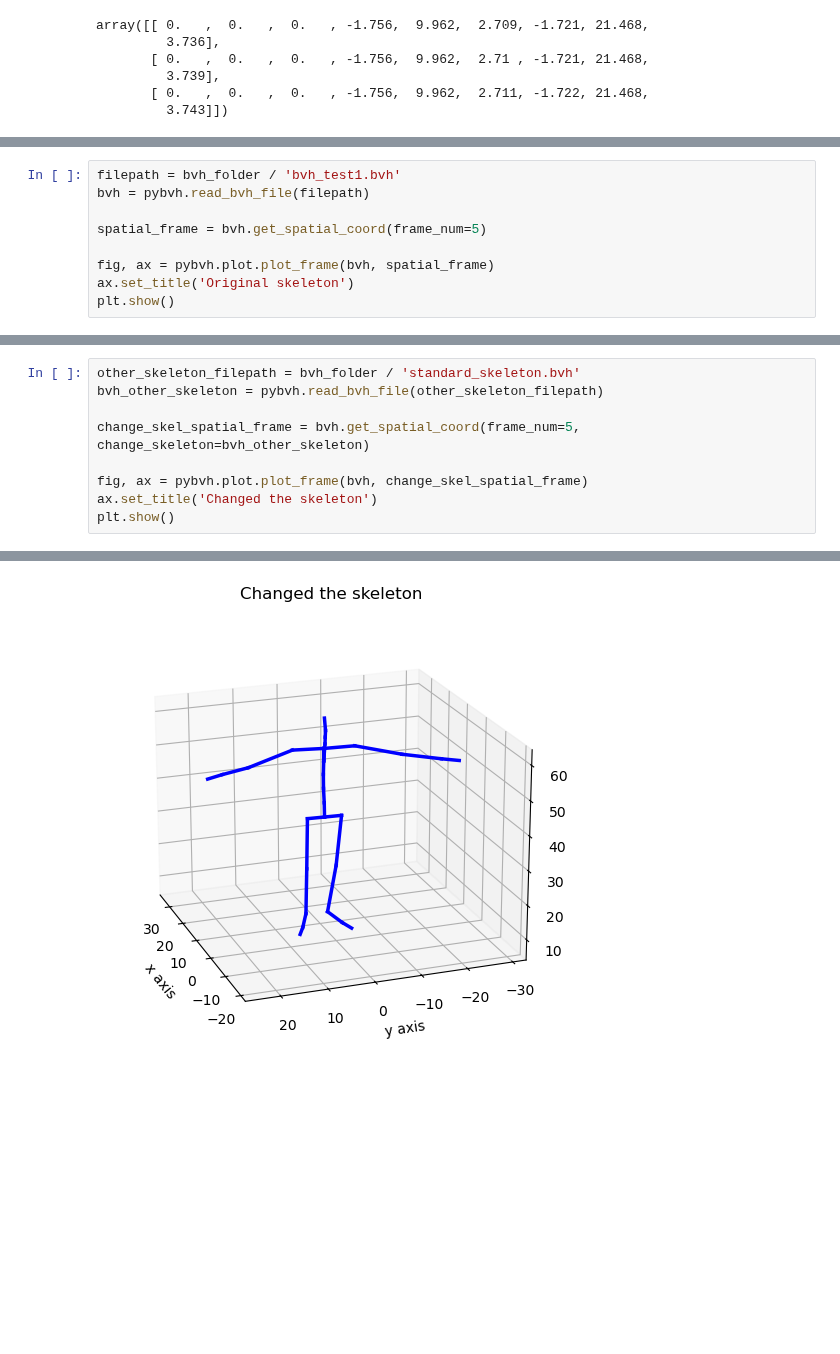
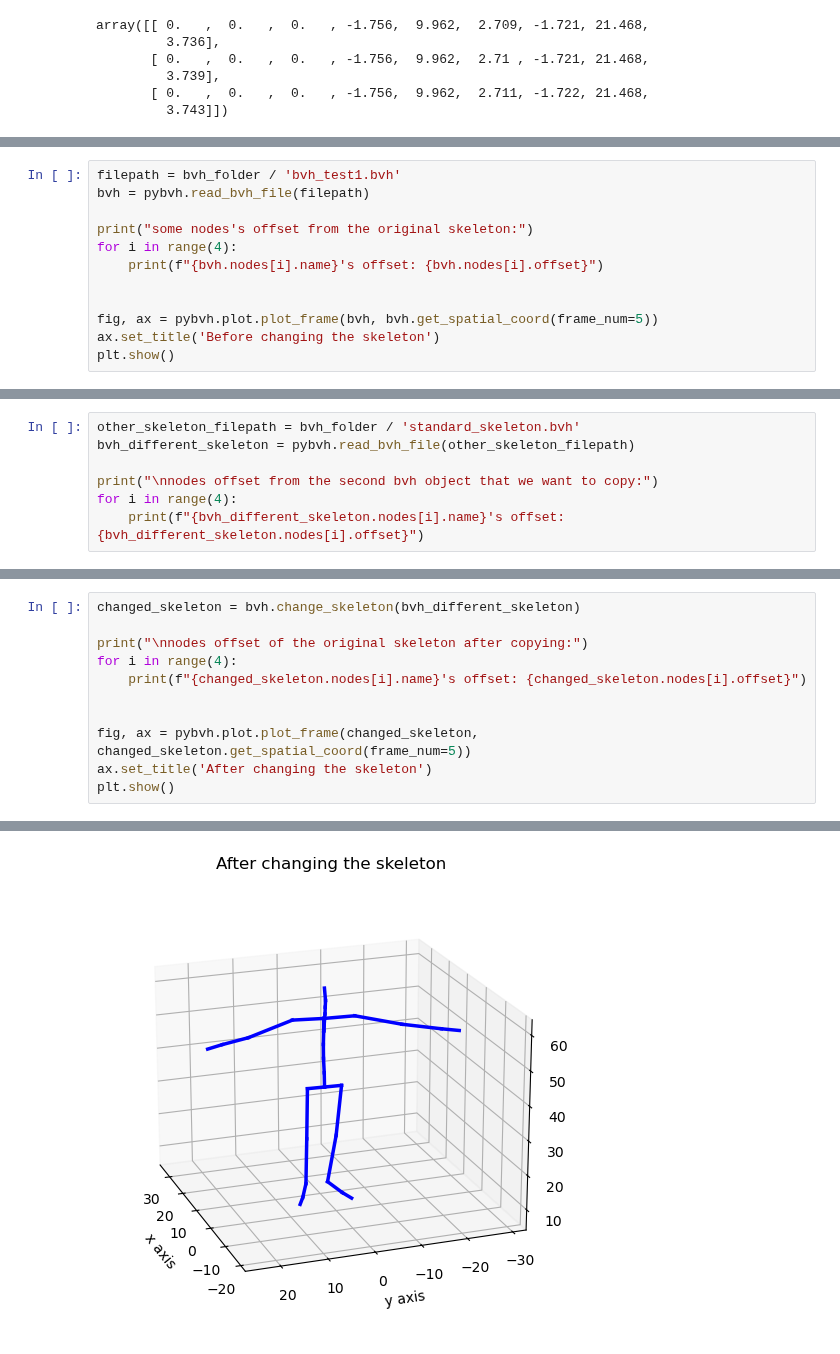
Before and after one commit to VictorS-67/pybvh, a Jupyter notebook: tutorials/2.Spatial_coordinates.ipynb, the cells around one changed output, grey strips where cells are left out. Cells and saved outputs as stored; diff of their text form; blank space fills up the shorter version.

```diff
--- a/tutorials/2.Spatial_coordinates.ipynb
+++ b/tutorials/2.Spatial_coordinates.ipynb
@@ -94,9 +117,12 @@ By default, to calculate the coordinates of every joints, `get_spatial_coord()`
 filepath = bvh_folder / 'bvh_test1.bvh'
 bvh = pybvh.read_bvh_file(filepath)
 
-spatial_frame = bvh.get_spatial_coord(frame_num=5)
+print("some nodes's offset from the original skeleton:")
+for i in range(4):
+    print(f"{bvh.nodes[i].name}'s offset: {bvh.nodes[i].offset}")
 
-fig, ax = pybvh.plot.plot_frame(bvh, spatial_frame)
-ax.set_title('Original skeleton')
+
+fig, ax = pybvh.plot.plot_frame(bvh, bvh.get_spatial_coord(frame_num=5))
+ax.set_title('Before changing the skeleton')
 plt.show()
 # %% [output]
@@ -103,0 +135,7 @@ plt.show()
+# %%
+other_skeleton_filepath = bvh_folder / 'standard_skeleton.bvh'
+bvh_different_skeleton = pybvh.read_bvh_file(other_skeleton_filepath)
+
+print("\nnodes offset from the second bvh object that we want to copy:")
+for i in range(4):
+    print(f"{bvh_different_skeleton.nodes[i].name}'s offset: {bvh_different_skeleton.nodes[i].offset}")
@@ -104,10 +148,12 @@ plt.show()
 # %%
-other_skeleton_filepath = bvh_folder / 'standard_skeleton.bvh'
-bvh_other_skeleton = pybvh.read_bvh_file(other_skeleton_filepath)
+changed_skeleton = bvh.change_skeleton(bvh_different_skeleton)
 
-change_skel_spatial_frame = bvh.get_spatial_coord(frame_num=5, change_skeleton=bvh_other_skeleton)
+print("\nnodes offset of the original skeleton after copying:")
+for i in range(4):
+    print(f"{changed_skeleton.nodes[i].name}'s offset: {changed_skeleton.nodes[i].offset}")
 
-fig, ax = pybvh.plot.plot_frame(bvh, change_skel_spatial_frame)
-ax.set_title('Changed the skeleton')
+
+fig, ax = pybvh.plot.plot_frame(changed_skeleton, changed_skeleton.get_spatial_coord(frame_num=5))
+ax.set_title('After changing the skeleton')
 plt.show()
 # %% [output]
@@ -114,2 +165,2 @@ plt.show()
-[figure, old version]
+[figure, new version]
 # %% [markdown]
```
Also changed, not shown: parts of 26 cells of this notebook, 5 other files.
